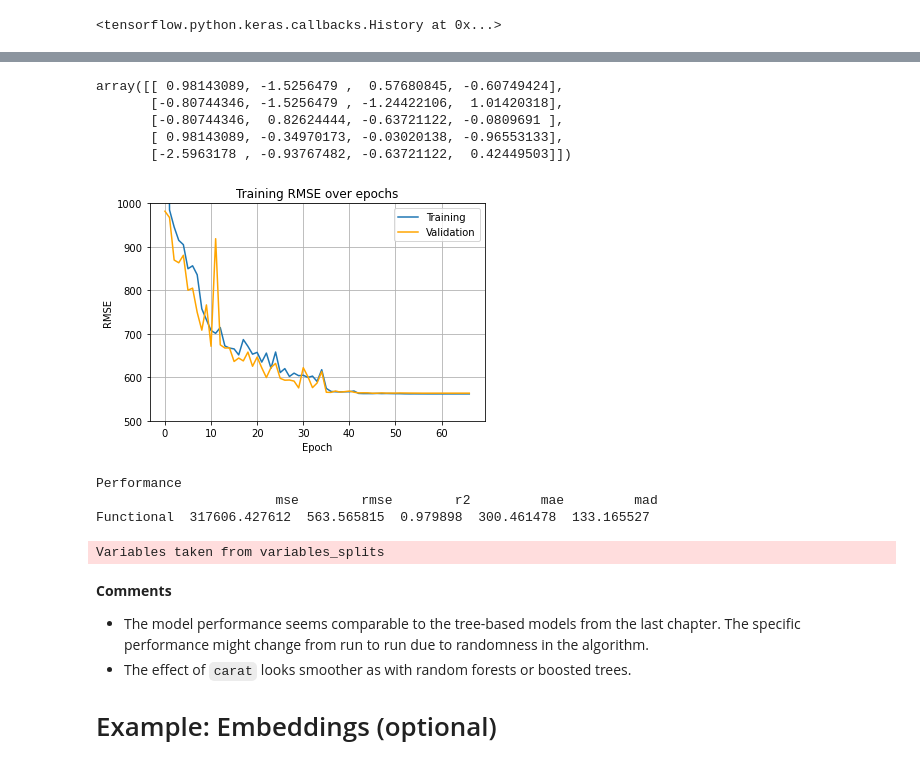
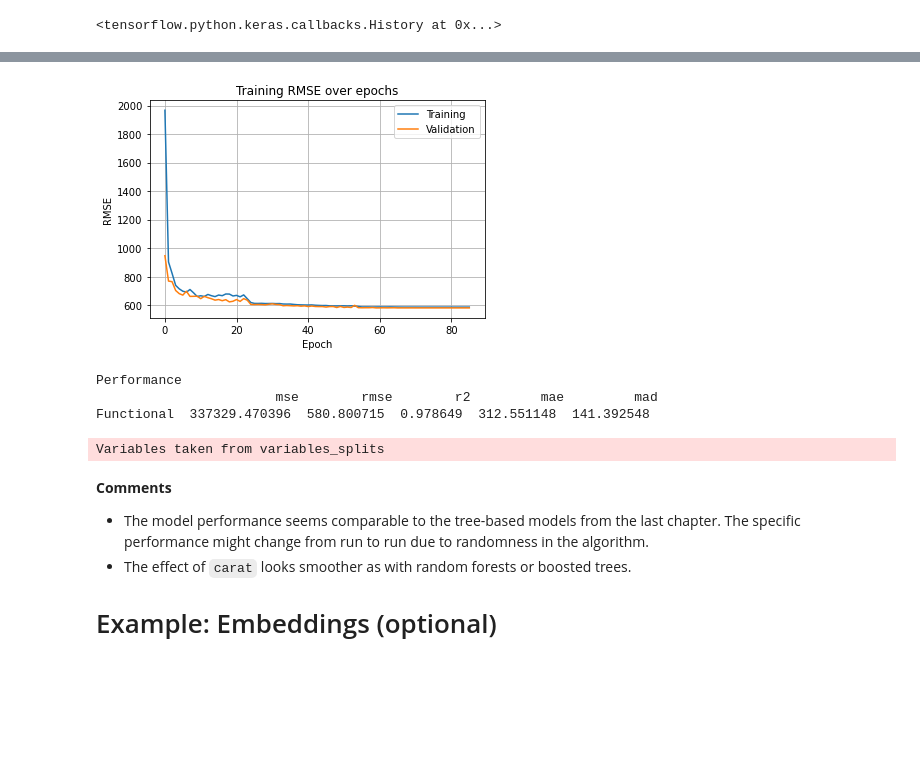
Before and after one commit to mayer79/ml_lecture, a Jupyter notebook: py/4_Neural_Nets.ipynb, the cells around one changed output, grey strips where cells are left out. Drawn from its saved outputs; the diff is of its cells as text; code cells hidden in the pictures; blank space fills up the shorter version.

```diff
--- a/py/4_Neural_Nets.ipynb
+++ b/py/4_Neural_Nets.ipynb
@@ -376,11 +375,7 @@ We will now fit a neural net with two hidden layers (30 and 15 nodes) and a tota
 
 ![](../figs/nn_2_hidden.PNG)
 # %%
-import numpy as np
-import tensorflow as tf
-from tensorflow import keras
-from tensorflow.keras import layers
-from tensorflow.keras.metrics import RootMeanSquaredError as RMSE
+# Preprocessing
 from plotnine.data import diamonds
 from sklearn.preprocessing import OrdinalEncoder, StandardScaler
 from sklearn.compose import ColumnTransformer
@@ -392,13 +387,12 @@ ord_features = ["cut", "color", "clarity"]
 ord_levels = [
     diamonds[x].cat.categories.to_list() for x in ord_features
 ]
-ord_encoder = OrdinalEncoder(categories=ord_levels)
 
 # Data preprocessing pipeline
 preprocessor = make_pipeline(
     ColumnTransformer(
         transformers=[
-            ("ordinal", ord_encoder, ord_features),
+            ("ordinal", OrdinalEncoder(categories=ord_levels), ord_features),
             ("numeric", "passthrough", ["carat"])
         ]
     ),
@@ -407,23 +401,20 @@ preprocessor = make_pipeline(
 
 # Train/valid split
 df_train, df_valid, y_train, y_valid = train_test_split(
-    diamonds,
-    diamonds["price"],
-    test_size=0.2,
-    random_state=341
+    diamonds, diamonds["price"], test_size=0.2, random_state=341
 )
 
 X_train = preprocessor.fit_transform(df_train)
 X_valid = preprocessor.transform(df_valid)
-# %% [output]
-array([[ 0.98143089, -1.5256479 ,  0.57680845, -0.60749424],
-       [-0.80744346, -1.5256479 , -1.24422106,  1.01420318],
-       [-0.80744346,  0.82624444, -0.63721122, -0.0809691 ],
-       [ 0.98143089, -0.34970173, -0.03020138, -0.96553133],
-       [-2.5963178 , -0.93767482, -0.63721122,  0.42449503]])
 # %%
+# Modeling
+import tensorflow as tf
+from tensorflow import keras
+from tensorflow.keras import layers
+from tensorflow.keras.metrics import RootMeanSquaredError as RMSE
+
 # Input layer: we have 4 covariates
-inputs = keras.Input(shape=(4,))
+inputs = keras.Input(shape=4)
 
 # One hidden layer with 5 nodes
 x = layers.Dense(30, activation="relu")(inputs)
@@ -463,16 +454,18 @@ history = model.fit(
 # %%
 # Training RMSE over epochs
 import matplotlib.pyplot as plt
-plt.plot(history.history["root_mean_squared_error"])
-plt.plot(history.history["val_root_mean_squared_error"], color="orange")
-plt.title("Training RMSE over epochs")
-plt.legend(["Training", "Validation"])
-plt.ylim((500, 1000))
-plt.ylabel("RMSE")
-plt.xlabel("Epoch")
+
+plt.plot(history.history["root_mean_squared_error"], label="Training")
+plt.plot(history.history["val_root_mean_squared_error"], label="Validation")
+plt.legend()
+plt.gca().set(
+    title="Training RMSE over epochs",
+    xlabel="Epoch",
+    ylabel="RMSE"
+)
 plt.grid();
 # %% [output]
-[figure, old version]
+[figure, new version]
 # %%
 # Interpretation
 import dalex as dx
@@ -518,7 +511,7 @@ pdp_ord.plot()
 # %% [output]
 Performance
                        mse        rmse        r2         mae         mad
-Functional  317606.427612  563.565815  0.979898  300.461478  133.165527
+Functional  337329.470396  580.800715  0.978649  312.551148  141.392548
 Variables taken from variables_splits
 # %% [markdown]
 **Comments**
```
Also changed, not shown: parts of 12 cells of this notebook, 1 other file.
